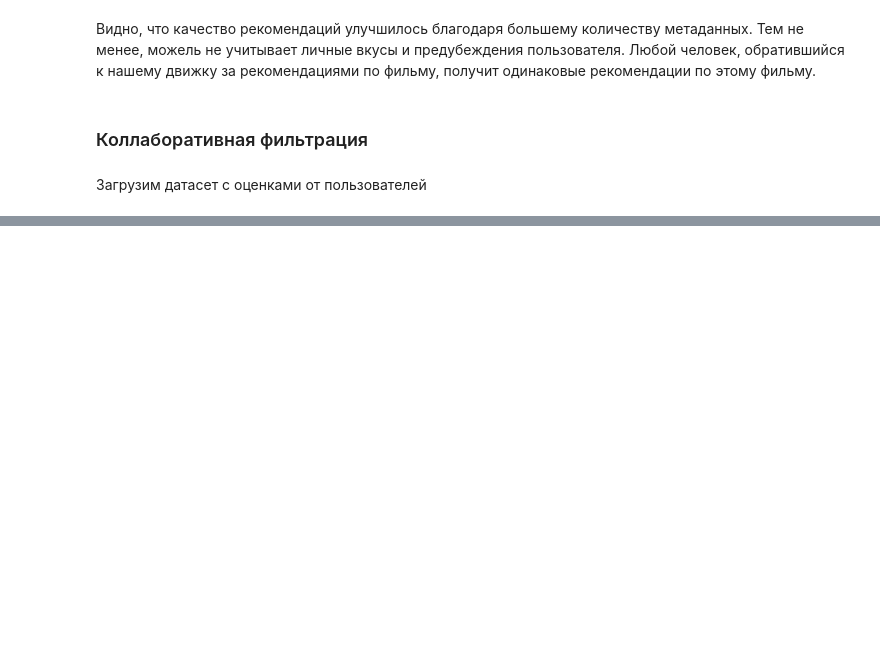
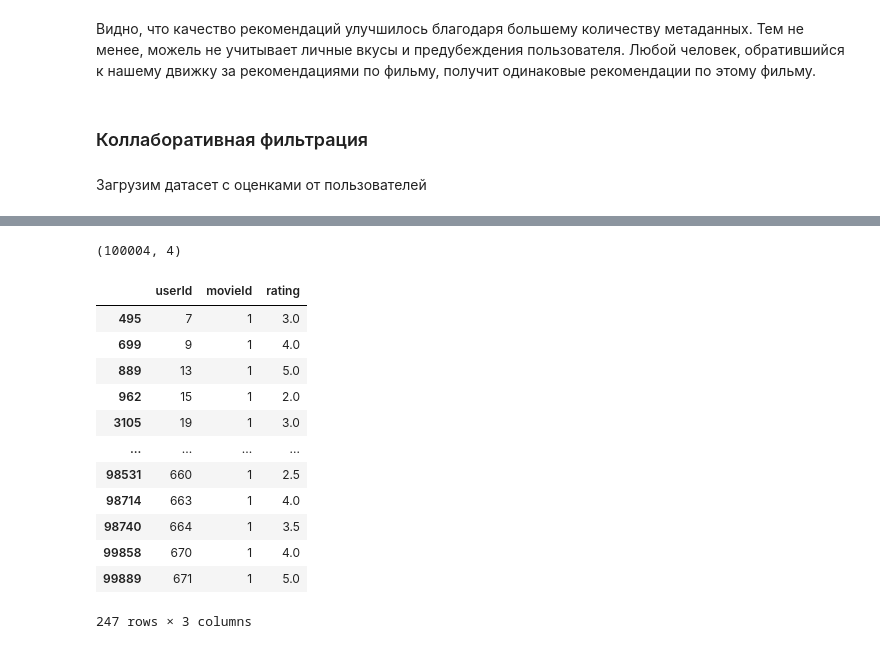
Before and after one commit to Maximiliano-16/MovieRecomendSystem, a Jupyter notebook: MovieRecommend.ipynb, the cells around one changed output, grey strips where cells are left out. Drawn from its saved outputs; the diff is of its cells as text; code cells hidden in the pictures; blank space fills up the shorter version.

```diff
--- a/MovieRecommend.ipynb
+++ b/MovieRecommend.ipynb
@@ -553,0 +567,22 @@ ERROR: ERROR: Failed to build installable wheels for some pyproject.toml based p
+# %%
+ratings = rating_small_df[['userId', 'movieId', 'rating']]
+# %%
+rating_small_df.shape
+# %% [output]
+(100004, 4)
+# %%
+ratings.query("movieId == '1'")
+# %% [output]
+|  | userId | movieId | rating |
+| 495 | 7 | 1 | 3.0 |
+| 699 | 9 | 1 | 4.0 |
+| 889 | 13 | 1 | 5.0 |
+| 962 | 15 | 1 | 2.0 |
+| 3105 | 19 | 1 | 3.0 |
+| ... | ... | ... | ... |
+| 98531 | 660 | 1 | 2.5 |
+| 98714 | 663 | 1 | 4.0 |
+| 98740 | 664 | 1 | 3.5 |
+| 99858 | 670 | 1 | 4.0 |
+| 99889 | 671 | 1 | 5.0 |
+247 rows × 3 columns
```
Also changed, not shown: parts of 15 cells of this notebook.
